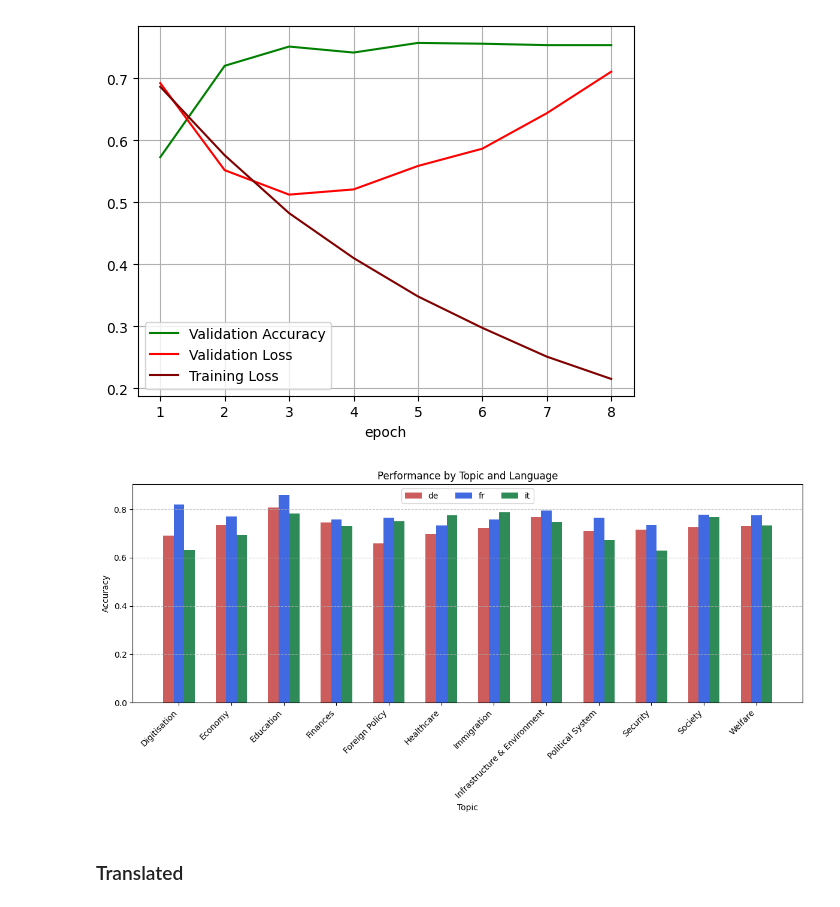
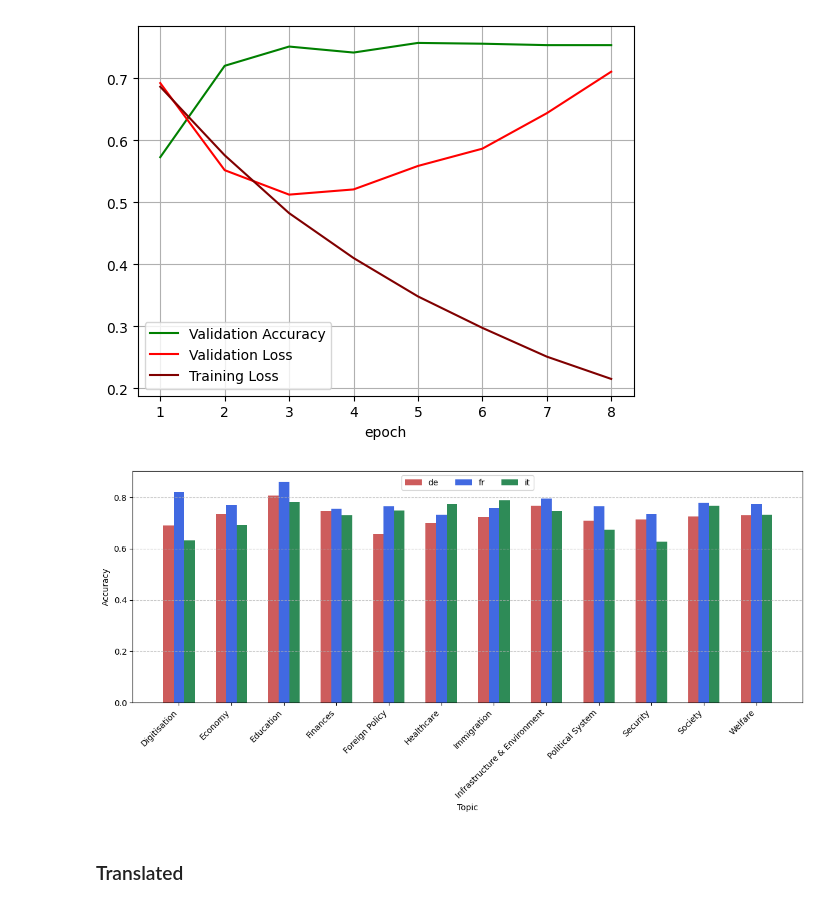
Before and after one commit to NazaninShafiabadi/StanceDetection, a Jupyter notebook: analysis/xstance.ipynb, the cells around one changed output. Saved outputs shown, nothing was run; the diff lists cells and outputs as text; code cells hidden in the pictures.

```diff
--- a/analysis/xstance.ipynb
+++ b/analysis/xstance.ipynb
@@ -76,16 +76,41 @@ plot_metrics(model_dir)
-# %%
-# Questions + comments
-ft_preds = pd.read_csv('../predictions/xlmr+xstance_preds.csv')
-ft_acc = compute_accuracy(ft_preds, 'label', 'prediction')
-# %%
-ft_preds_by_topics = ft_preds.groupby(['topic', 'language'])[['label', 'prediction']]\
-    .apply(lambda x: (x['label'] == x['prediction']).mean())\
-    .reset_index()\
-    .pivot(index='topic', columns='language', values=0)
-
-plot(ft_preds_by_topics)
-# %% [output]
-[figure, removed]
+# %%
+import numpy as np
+import matplotlib.pyplot as plt
+
+def plot_topic_language_performance(df, save_to=None):
+    grouped_df = (df.groupby(['topic', 'language'])[['label', 'prediction']]
+                    .apply(lambda x: (x['label'] == x['prediction']).mean())
+                    .reset_index()
+                    .pivot(index='topic', columns='language', values=0))
+
+    topics = grouped_df.index
+    languages = grouped_df.columns
+    x = np.arange(len(topics))  # label locations
+    width = 0.2  # bar width
+
+    fig, ax = plt.subplots(figsize=(12, 6))
+    colors = {'de': 'indianred', 'fr': 'royalblue', 'it': 'seagreen'}
+
+    # Plot bars for each language
+    for i, lang in enumerate(languages):
+        ax.bar(x + i * width, grouped_df[lang], width, color=colors[lang], label=lang)
+
+    ax.set_xlabel("Topic")
+    ax.set_ylabel("Accuracy")
+    # ax.set_title("Performance by Topic and Language")
+    ax.set_xticks(x + width, topics, rotation=45, ha="right")
+    ax.legend(loc='upper center', ncol=len(languages))
+    ax.grid(axis="y", linestyle="--", alpha=0.7)
+
+    plt.tight_layout()
+    if save_to:
+        plt.savefig(save_to, format="pdf")
+    plt.show()
+
+
+plot_topic_language_performance(ft_preds, save_to='../img/topic_lang_performance.pdf')
+# %% [output]
+[figure, added]
 # %% [markdown]
 ### Translated
 # %%
```
Also changed, not shown: parts of 10 cells of this notebook, 3 other files.
